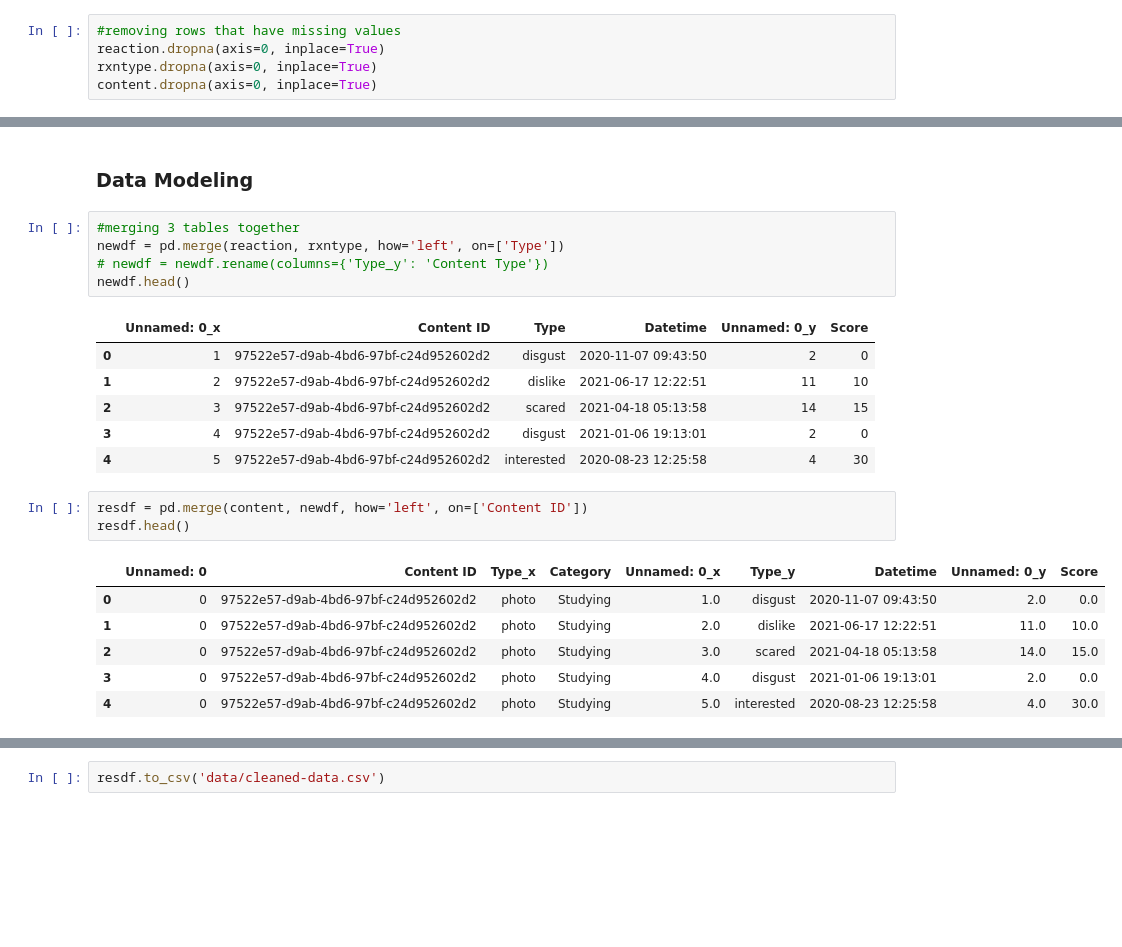
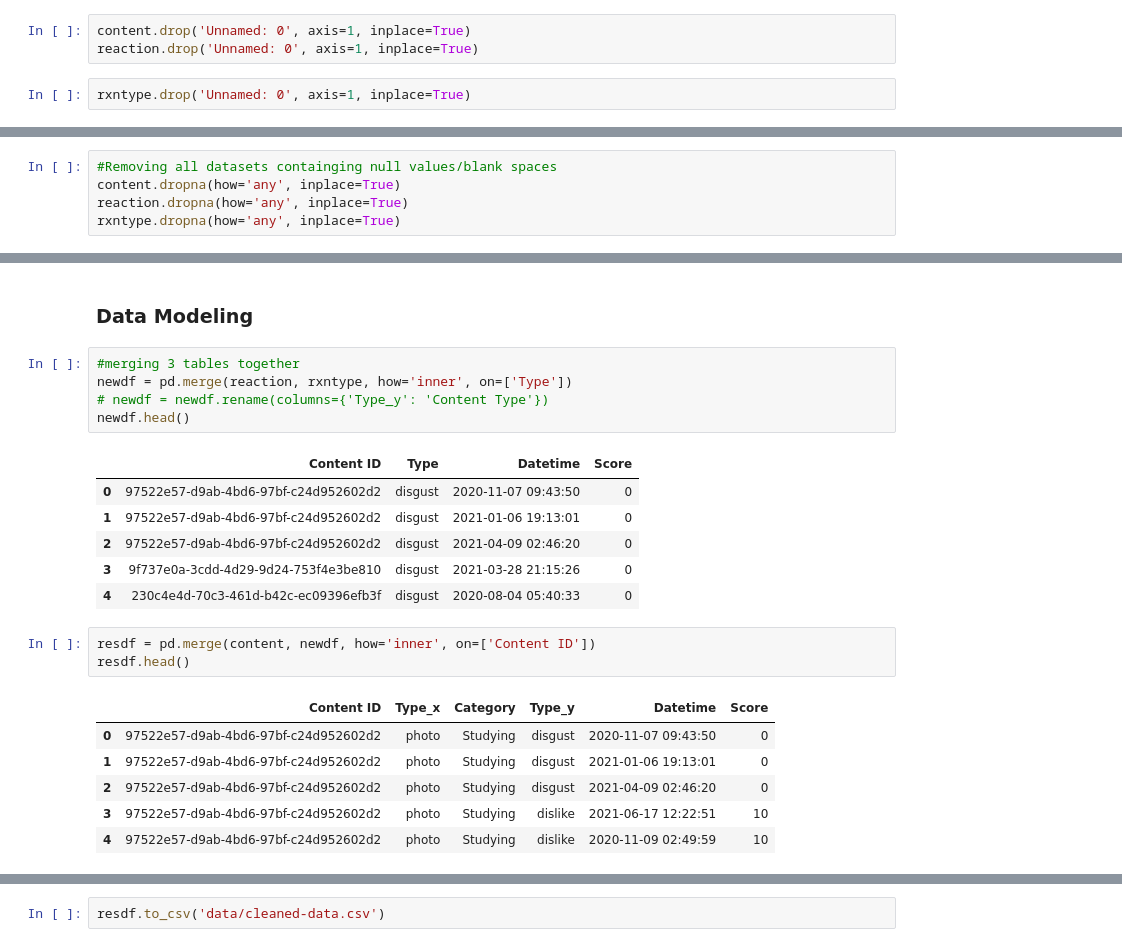
Before and after one commit to medprod/data-analysis-practice, a Jupyter notebook: accenture-project/accenture-project.ipynb, the cells around one changed output, grey strips where cells are left out. Saved outputs shown, nothing was run; the diff lists cells and outputs as text; blank space fills up the shorter version.

```diff
--- a/accenture-project/accenture-project.ipynb
+++ b/accenture-project/accenture-project.ipynb
@@ -32,9 +32,9 @@ content.head()
 | 4 | 4 | 01ab84dd-6364-4236-abbb-3f237db77180 | e206e31b-5f85-4964-b6ea-d7ee5324def1 | video | food | https://socialbuzz.cdn.com/conten... |
 # %% [markdown]
 ### Cleaning Data
+# %%
+content.drop('Unnamed: 0', axis=1, inplace=True)
+reaction.drop('Unnamed: 0', axis=1, inplace=True)
 # %%
-#removing rows that have missing values
-reaction.dropna(axis=0, inplace=True)
-rxntype.dropna(axis=0, inplace=True)
-content.dropna(axis=0, inplace=True)
+rxntype.drop('Unnamed: 0', axis=1, inplace=True)
 # %%
@@ -99,0 +93,5 @@ content.head()
+# %%
+#Removing all datasets containging null values/blank spaces
+content.dropna(how='any', inplace=True)
+reaction.dropna(how='any', inplace=True)
+rxntype.dropna(how='any', inplace=True)
@@ -101,26 +111,26 @@ content.head()
 ### Data Modeling
 # %%
 #merging 3 tables together
-newdf = pd.merge(reaction, rxntype, how='left', on=['Type'])
+newdf = pd.merge(reaction, rxntype, how='inner', on=['Type'])
 # newdf = newdf.rename(columns={'Type_y': 'Content Type'})
 newdf.head()
 # %% [output]
-|  | Unnamed: 0_x | Content ID | Type | Datetime | Unnamed: 0_y | Score |
-| 0 | 1 | 97522e57-d9ab-4bd6-97bf-c24d952602d2 | disgust | 2020-11-07 09:43:50 | 2 | 0 |
-| 1 | 2 | 97522e57-d9ab-4bd6-97bf-c24d952602d2 | dislike | 2021-06-17 12:22:51 | 11 | 10 |
-| 2 | 3 | 97522e57-d9ab-4bd6-97bf-c24d952602d2 | scared | 2021-04-18 05:13:58 | 14 | 15 |
-| 3 | 4 | 97522e57-d9ab-4bd6-97bf-c24d952602d2 | disgust | 2021-01-06 19:13:01 | 2 | 0 |
-| 4 | 5 | 97522e57-d9ab-4bd6-97bf-c24d952602d2 | interested | 2020-08-23 12:25:58 | 4 | 30 |
+|  | Content ID | Type | Datetime | Score |
+| 0 | 97522e57-d9ab-4bd6-97bf-c24d952602d2 | disgust | 2020-11-07 09:43:50 | 0 |
+| 1 | 97522e57-d9ab-4bd6-97bf-c24d952602d2 | disgust | 2021-01-06 19:13:01 | 0 |
+| 2 | 97522e57-d9ab-4bd6-97bf-c24d952602d2 | disgust | 2021-04-09 02:46:20 | 0 |
+| 3 | 9f737e0a-3cdd-4d29-9d24-753f4e3be810 | disgust | 2021-03-28 21:15:26 | 0 |
+| 4 | 230c4e4d-70c3-461d-b42c-ec09396efb3f | disgust | 2020-08-04 05:40:33 | 0 |
 # %%
-resdf = pd.merge(content, newdf, how='left', on=['Content ID'])
+resdf = pd.merge(content, newdf, how='inner', on=['Content ID'])
 resdf.head()
 # %% [output]
-|  | Unnamed: 0 | Content ID | Type_x | Category | Unnamed: 0_x | Type_y | Datetime | Unnamed: 0_y | Score |
-| 0 | 0 | 97522e57-d9ab-4bd6-97bf-c24d952602d2 | photo | Studying | 1.0 | disgust | 2020-11-07 09:43:50 | 2.0 | 0.0 |
-| 1 | 0 | 97522e57-d9ab-4bd6-97bf-c24d952602d2 | photo | Studying | 2.0 | dislike | 2021-06-17 12:22:51 | 11.0 | 10.0 |
-| 2 | 0 | 97522e57-d9ab-4bd6-97bf-c24d952602d2 | photo | Studying | 3.0 | scared | 2021-04-18 05:13:58 | 14.0 | 15.0 |
-| 3 | 0 | 97522e57-d9ab-4bd6-97bf-c24d952602d2 | photo | Studying | 4.0 | disgust | 2021-01-06 19:13:01 | 2.0 | 0.0 |
-| 4 | 0 | 97522e57-d9ab-4bd6-97bf-c24d952602d2 | photo | Studying | 5.0 | interested | 2020-08-23 12:25:58 | 4.0 | 30.0 |
+|  | Content ID | Type_x | Category | Type_y | Datetime | Score |
+| 0 | 97522e57-d9ab-4bd6-97bf-c24d952602d2 | photo | Studying | disgust | 2020-11-07 09:43:50 | 0 |
+| 1 | 97522e57-d9ab-4bd6-97bf-c24d952602d2 | photo | Studying | disgust | 2021-01-06 19:13:01 | 0 |
+| 2 | 97522e57-d9ab-4bd6-97bf-c24d952602d2 | photo | Studying | disgust | 2021-04-09 02:46:20 | 0 |
+| 3 | 97522e57-d9ab-4bd6-97bf-c24d952602d2 | photo | Studying | dislike | 2021-06-17 12:22:51 | 10 |
+| 4 | 97522e57-d9ab-4bd6-97bf-c24d952602d2 | photo | Studying | dislike | 2020-11-09 02:49:59 | 10 |
 # %%
 resdf = resdf.rename(columns={'Type_x': 'Content Type', 'Type_y':'Rxn Type'})
 resdf.head()
```
Also changed, not shown: parts of 18 cells of this notebook, 2 other files.
